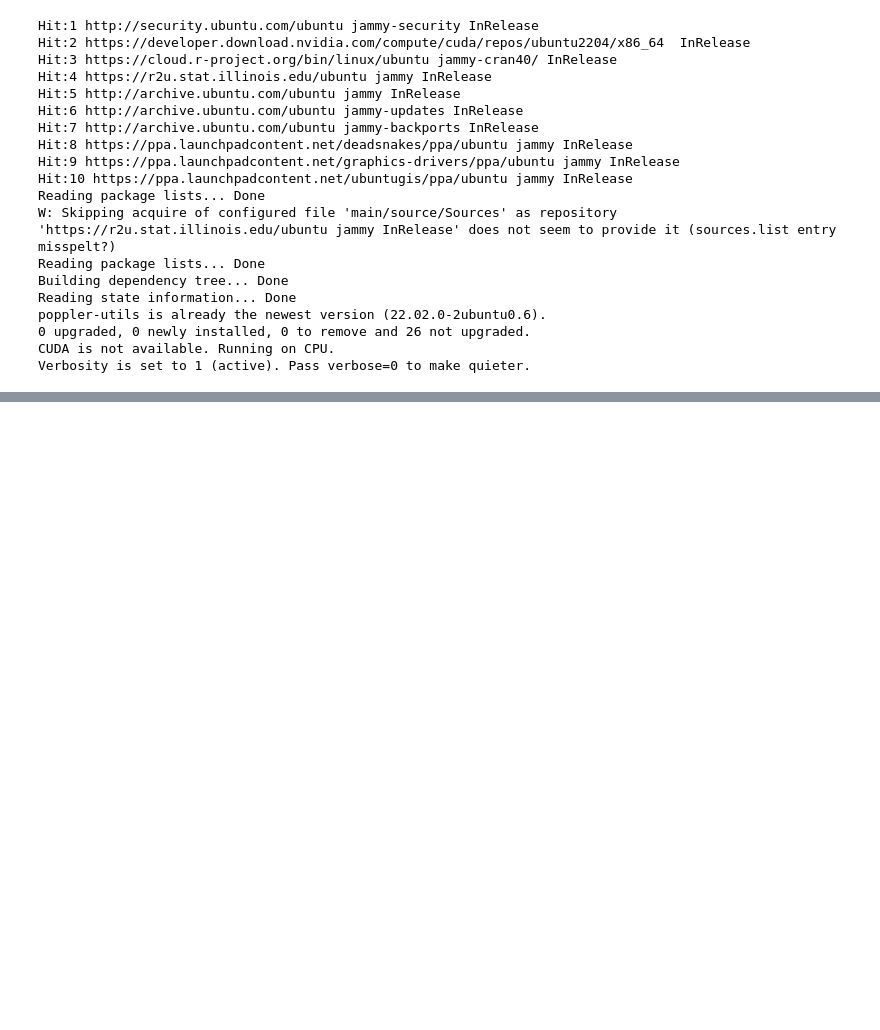
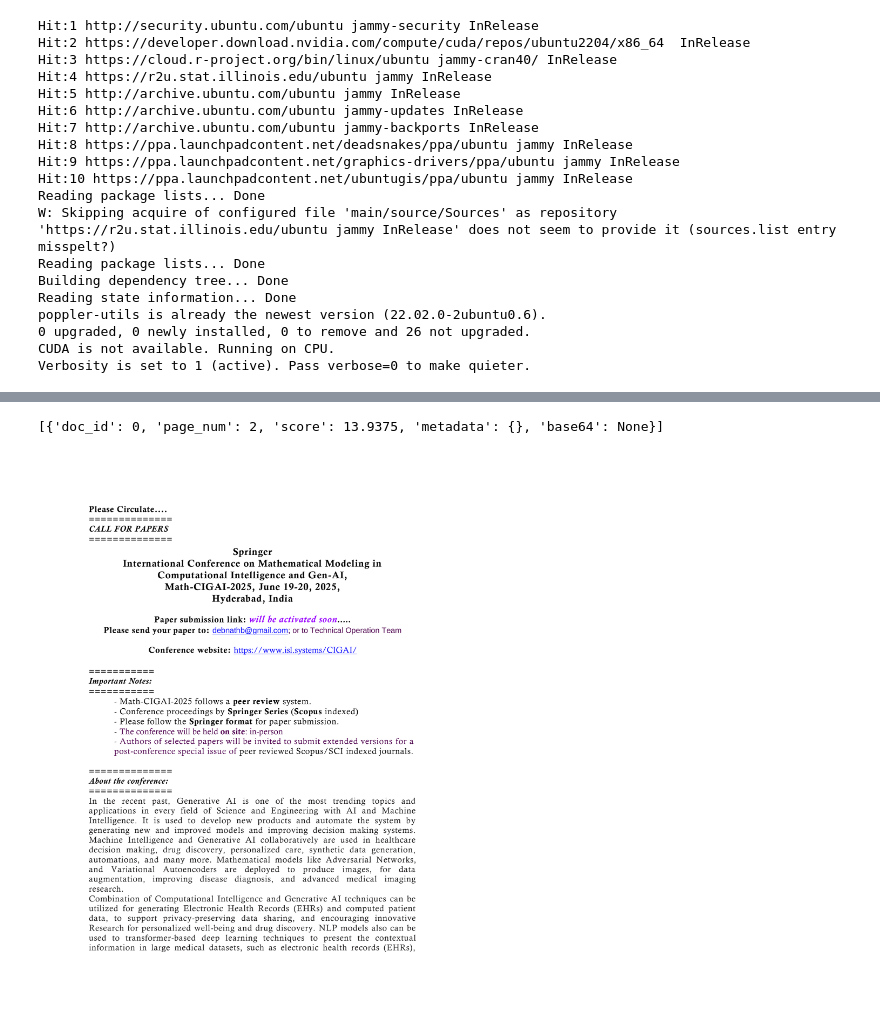
Before and after one commit to bhattacharyyad/Scopus_Data, a Jupyter notebook: Agent_v1.ipynb, the cells around one changed output, grey strips where cells are left out. Saved outputs shown, nothing was run; the diff lists cells and outputs as text; code cells hidden in the pictures; blank space fills up the shorter version.

```diff
--- a/Agent_v1.ipynb
+++ b/Agent_v1.ipynb
@@ -61,0 +66,10 @@ Added page 2 of document 0 to index.
+# %%
+text_query = "Submission due"
+results = RAG.search(text_query, k=1)
+results
+# %% [output]
+[{'doc_id': 0, 'page_num': 2, 'score': 13.9375, 'metadata': {}, 'base64': None}]
+# %%
+images[results[0]["page_num"] - 2]
+# %% [output]
+[figure, added]
```
Also changed, not shown: parts of 1 cell of this notebook.
